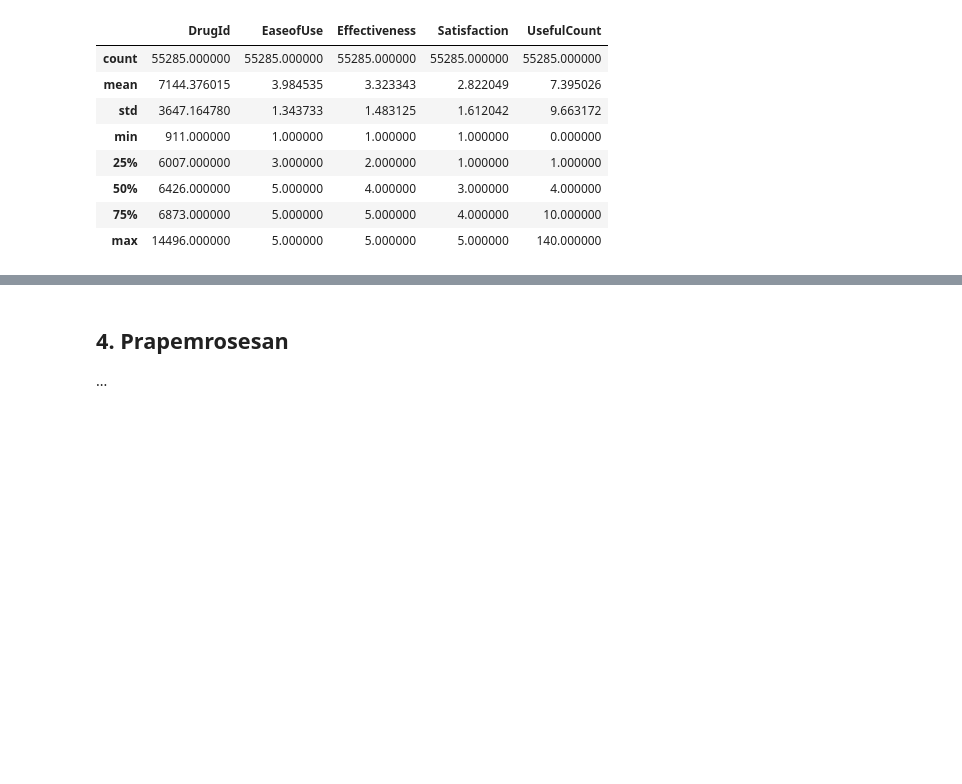
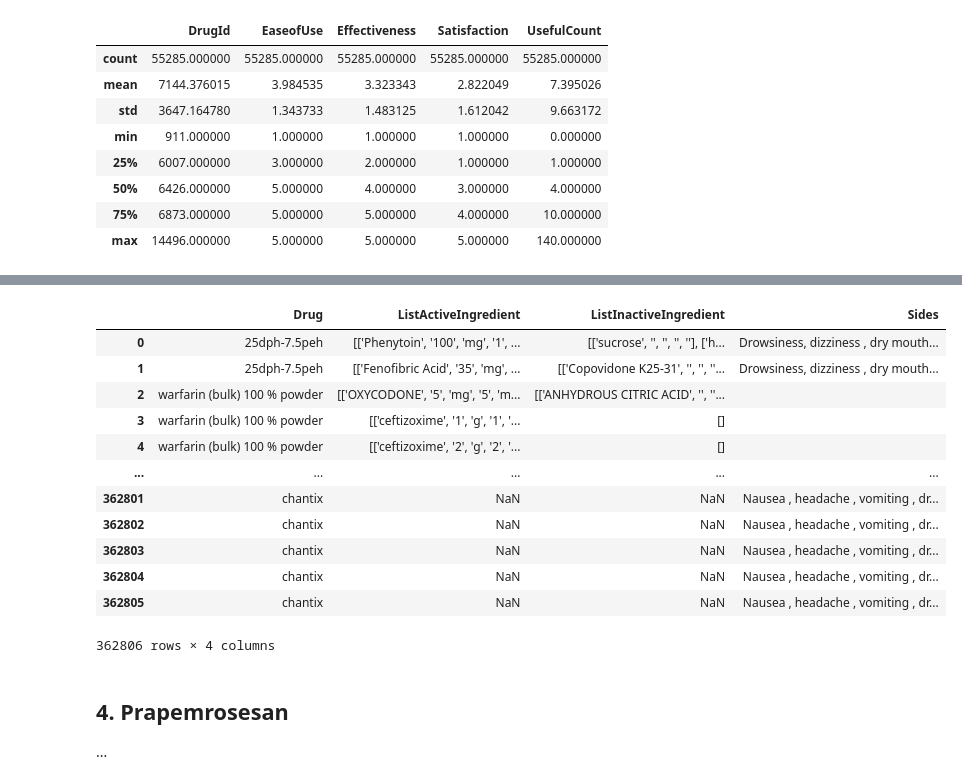
Before and after one commit to exemuel/weighted-hybrid-med-recsys, a Jupyter notebook: update progress.ipynb, the cells around one changed output, grey strips where cells are left out. Cells and saved outputs as stored; diff of their text form; code cells hidden in the pictures; blank space fills up the shorter version.

```diff
--- a/update progress.ipynb
+++ b/update progress.ipynb
@@ -37,8 +37,8 @@ Atribut yang diperlukan sebagai pelengkap data pada WebMD, antara lain:
 3. daftar bahan inaktif pada kolom `list_activeIngredient`.
 
 Oleh karena itu, perlu dilakukan seleksi kolom pada DataFrame `df_dm` sebagai berikut.
-# %%
-df_dm = df_dm[["sub_name", "list_activeIngredient", "list_inactiveIngredient"]]
+# %%
+df_dm = df_dm[["SubName", "ListActiveIngredient", "ListInactiveIngredient"]]
 # %% [markdown]
 Gabungkan DataFrame DailyMed `df_dm` dan DataFrame MebMD `df_wmd` dengan menggunakan kolom `sub_name` di `df_dm` dan kolom `Drug` di `df_wmd` sebagai indeks pengabungan.
 # %%
@@ -225,3 +262,21 @@ df_drugs_sub.describe()
+# %%
+# Data Drug
+data_drug = pd.DataFrame({'Drug':df_wmd['Drug'], 'ListActiveIngredient':df_dm['ListActiveIngredient'], 'ListInactiveIngredient':df_dm['ListInactiveIngredient'],'Sides':df_wmd['Sides']})
+data_drug
+# %% [output]
+|  | Drug | ListActiveIngredient | ListInactiveIngredient | Sides |
+| 0 | 25dph-7.5peh | [['Phenytoin', '100', 'mg', '1', ... | [['sucrose', '', '', '', ''], ['h... | Drowsiness, dizziness , dry mouth... |
+| 1 | 25dph-7.5peh | [['Fenofibric Acid', '35', 'mg', ... | [['Copovidone K25-31', '', '', ''... | Drowsiness, dizziness , dry mouth... |
+| 2 | warfarin (bulk) 100 % powder | [['OXYCODONE', '5', 'mg', '5', 'm... | [['ANHYDROUS CITRIC ACID', '', ''... |  |
+| 3 | warfarin (bulk) 100 % powder | [['ceftizoxime', '1', 'g', '1', '... | [] |  |
+| 4 | warfarin (bulk) 100 % powder | [['ceftizoxime', '2', 'g', '2', '... | [] |  |
+| ... | ... | ... | ... | ... |
+| 362801 | chantix | NaN | NaN | Nausea , headache , vomiting , dr... |
+| 362802 | chantix | NaN | NaN | Nausea , headache , vomiting , dr... |
+| 362803 | chantix | NaN | NaN | Nausea , headache , vomiting , dr... |
+| 362804 | chantix | NaN | NaN | Nausea , headache , vomiting , dr... |
+| 362805 | chantix | NaN | NaN | Nausea , headache , vomiting , dr... |
+362806 rows × 4 columns
 # %% [markdown]
 ## 4. Prapemrosesan
 
```
Also changed, not shown: parts of 12 cells of this notebook.
